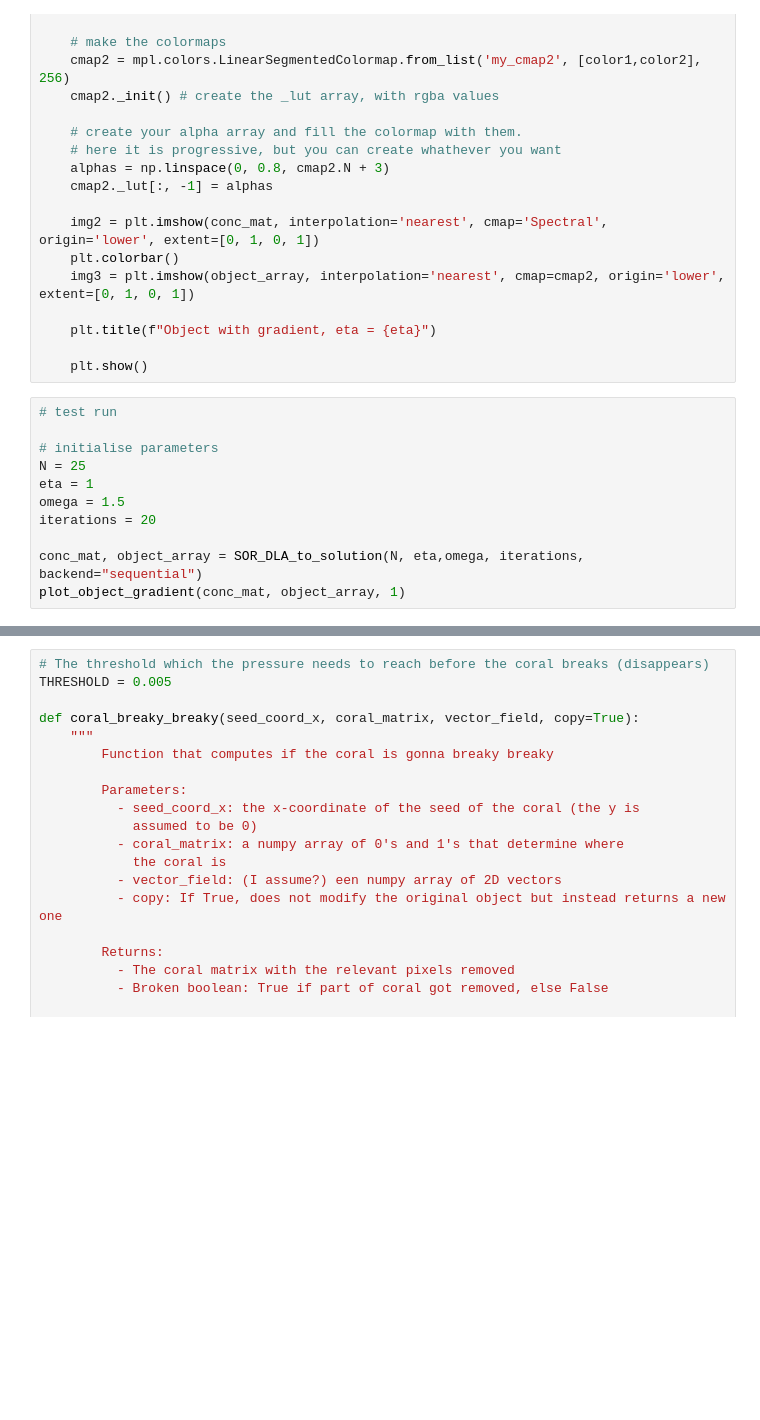
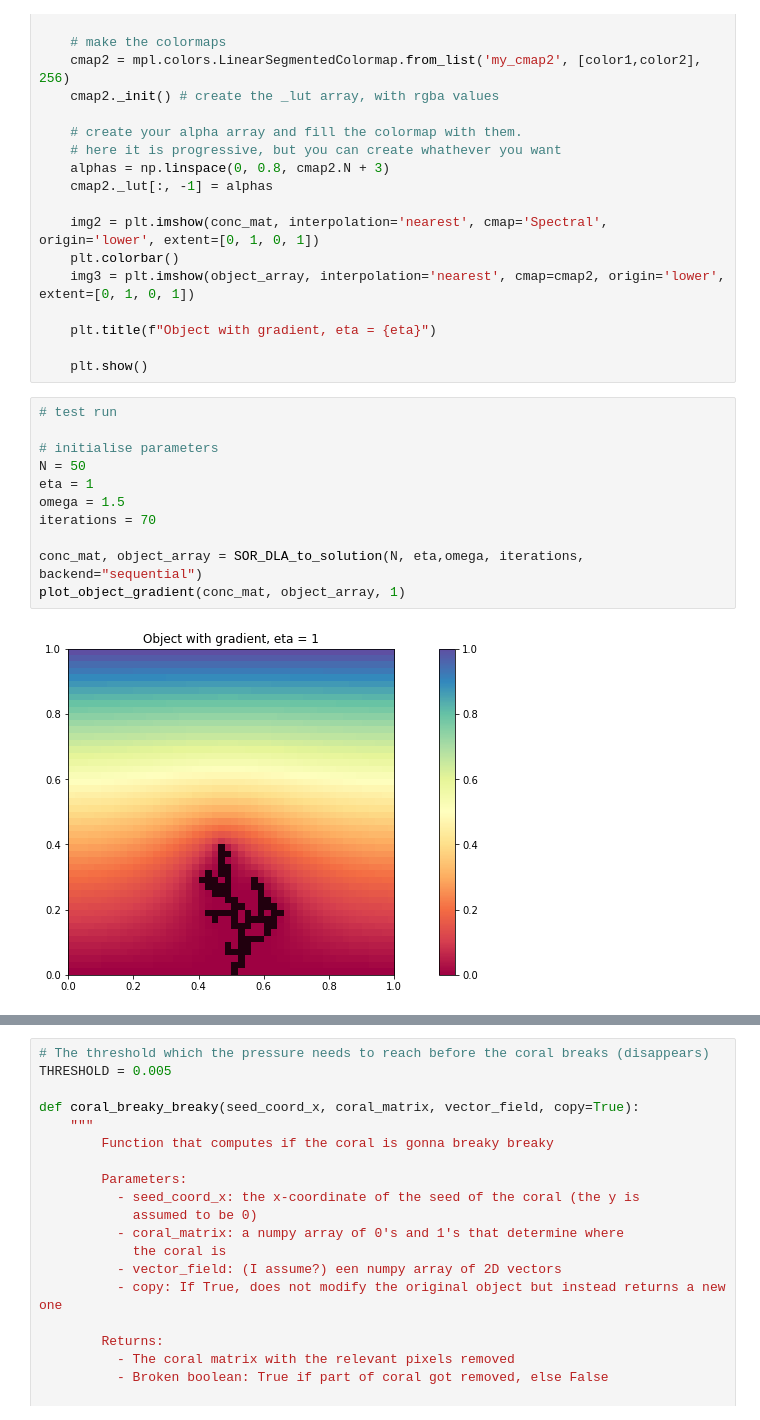
Before and after one commit to Lut99/KoraalKnakkers, a Jupyter notebook: DLA met koraalgroei en painty painty.ipynb, the cells around one changed output, grey strips where cells are left out. Saved outputs shown, nothing was run; the diff lists cells and outputs as text; blank space fills up the shorter version.

```diff
--- a/DLA met koraalgroei en painty painty.ipynb
+++ b/DLA met koraalgroei en painty painty.ipynb
@@ -417,14 +419,16 @@ def plot_object_gradient(conc_mat, object_array, eta):
 # %%
 # test run
 
 # initialise parameters
-N = 25
+N = 50
 eta = 1
 omega = 1.5
-iterations = 20
+iterations = 70
 
 conc_mat, object_array = SOR_DLA_to_solution(N, eta,omega, iterations, backend="sequential")
 plot_object_gradient(conc_mat, object_array, 1)
+# %% [output]
+[figure, added]
 # %%
 import pystencils
 import sympy
```
Also changed, not shown: parts of 11 cells of this notebook.
